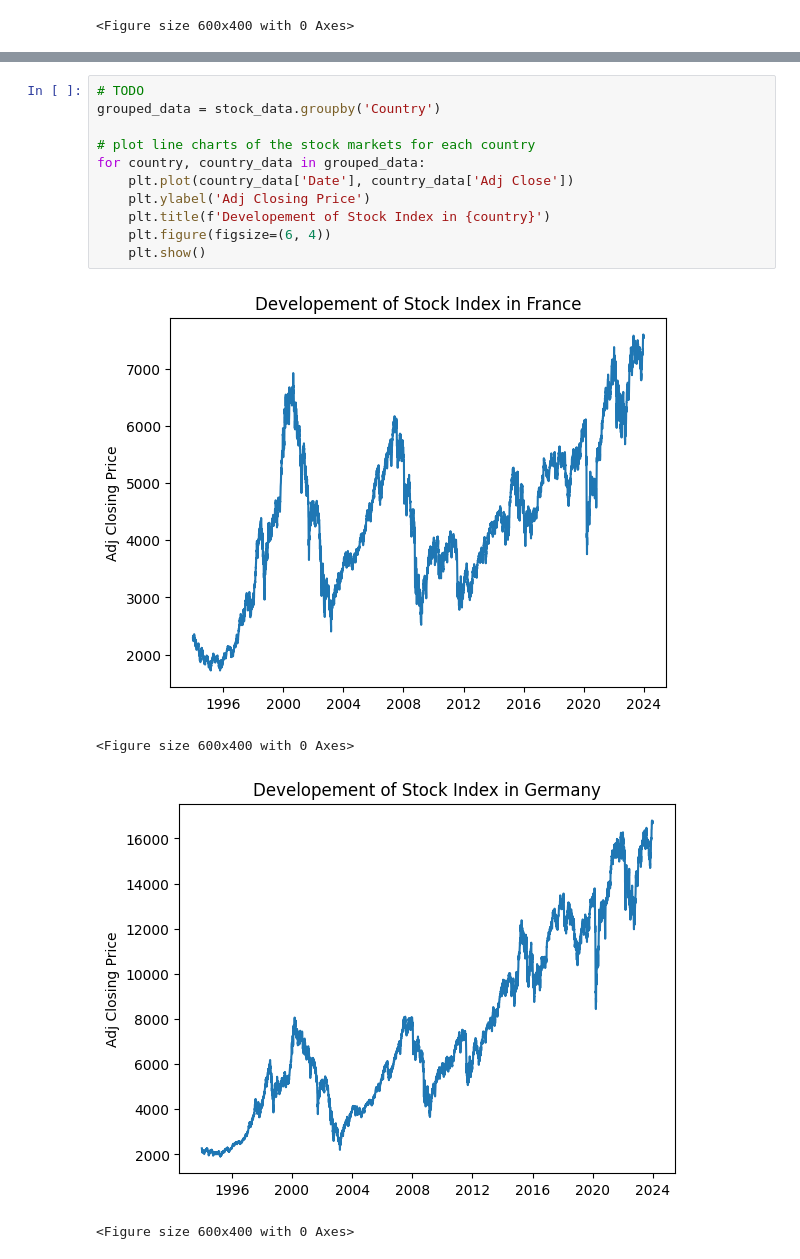
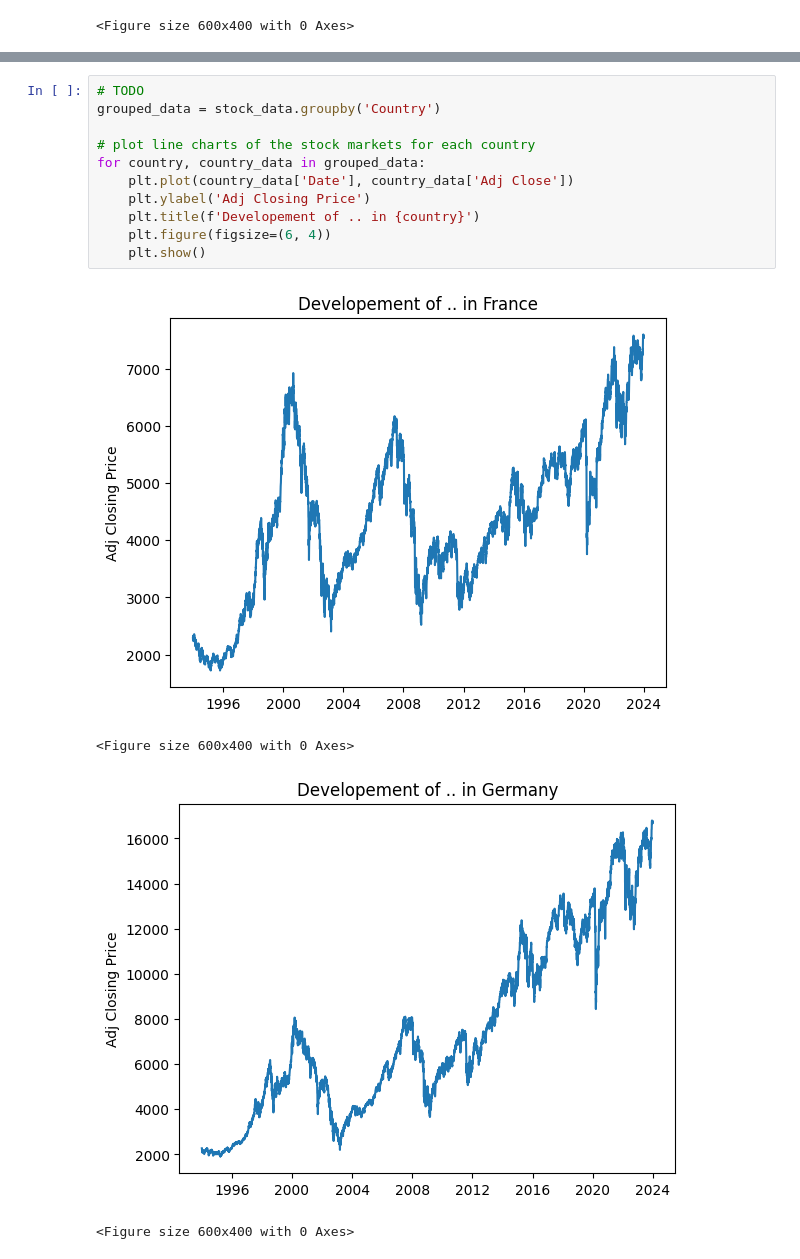
Before and after one commit to RafaelMeiri/Elections_Project, a Jupyter notebook: Introduction_V2.ipynb, the cells around one changed output, grey strips where cells are left out. Drawn from its saved outputs; the diff is of its cells as text.

```diff
--- a/Introduction_V2.ipynb
+++ b/Introduction_V2.ipynb
@@ -122,16 +127,16 @@ for country in elec_data['Country'].unique():
 # %%
 # TODO
 grouped_data = stock_data.groupby('Country')
 
 # plot line charts of the stock markets for each country
 for country, country_data in grouped_data:
     plt.plot(country_data['Date'], country_data['Adj Close'])
     plt.ylabel('Adj Closing Price')
-    plt.title(f'Developement of Stock Index in {country}')
+    plt.title(f'Developement of .. in {country}')
     plt.figure(figsize=(6, 4))
     plt.show()
 # %% [output]
-[figure, old version]
+[figure, new version]
 <Figure size 600x400 with 0 Axes>
-[figure, old version]
+[figure, new version]
 <Figure size 600x400 with 0 Axes>
```
Also changed, not shown: parts of 6 cells of this notebook.
